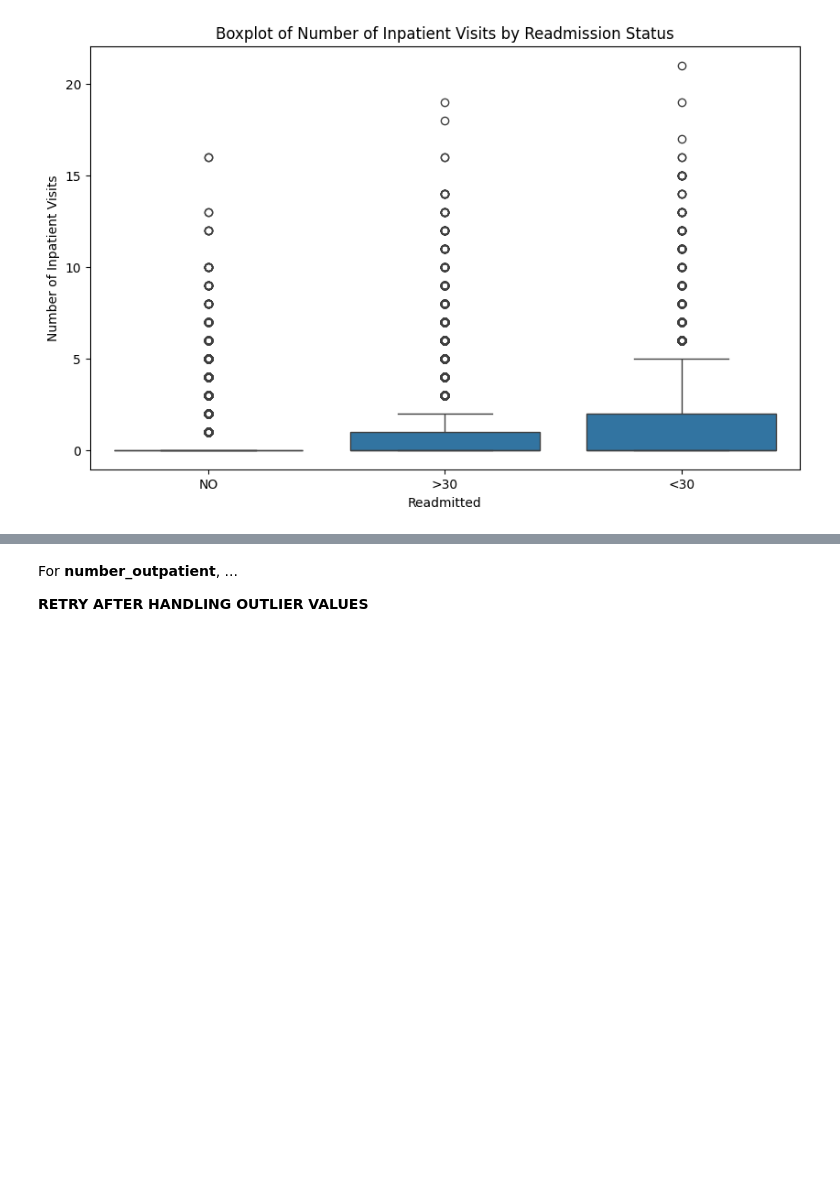
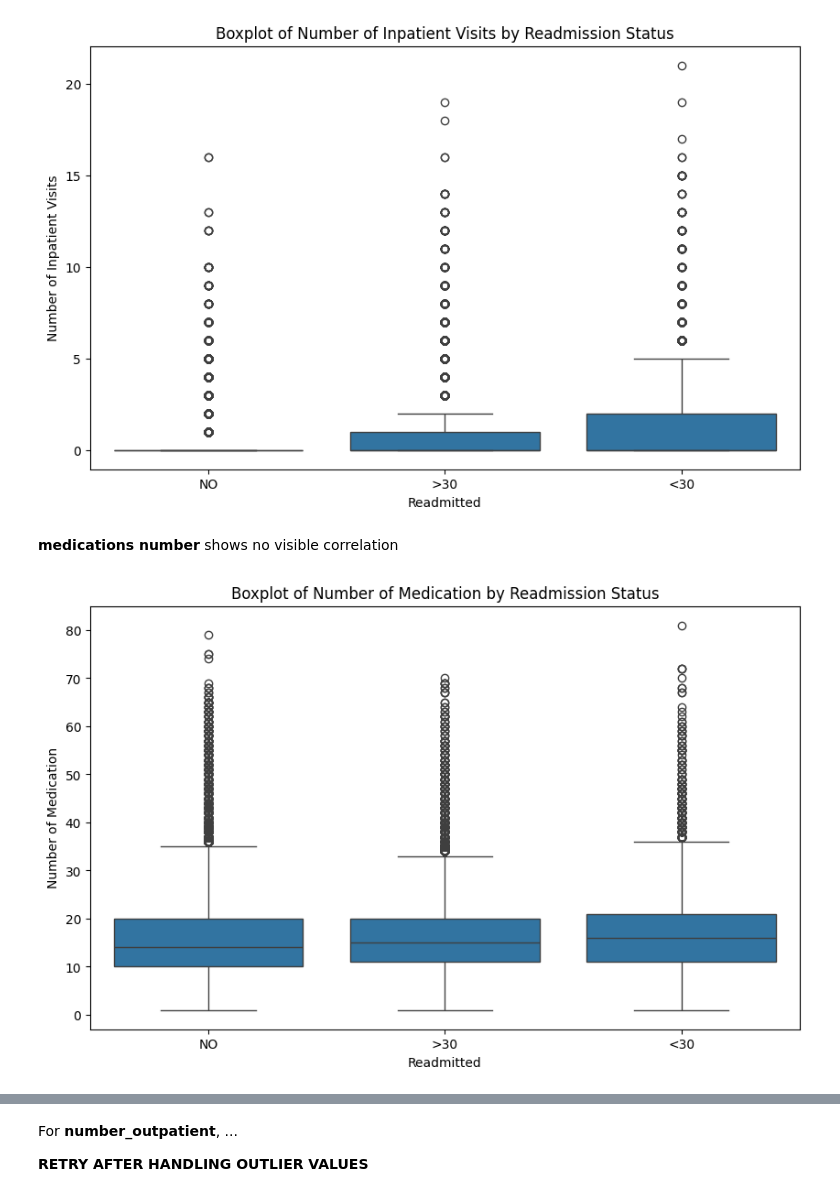
Before and after one commit to MechaMic38/unibs_mldm_diabetes, a Jupyter notebook: notebooks/dataset_eda.ipynb, the cells around one changed output, grey strips where cells are left out. Drawn from its saved outputs; the diff is of its cells as text; code cells hidden in the pictures; blank space fills up the shorter version.

```diff
--- a/notebooks/dataset_eda.ipynb
+++ b/notebooks/dataset_eda.ipynb
@@ -260,3 +260,21 @@ plt.ylabel('Number of Inpatient Visits')
 plt.show()
 # %% [output]
 [figure]
+# %% [markdown]
+**medications number** shows no visible correlation
+# %%
+# Set the plot size
+plt.figure(figsize=(10, 6))
+
+# Create the boxplot
+sns.boxplot(data=diabetic_data, x='readmitted', y='num_medications')
+
+# Add labels and title
+plt.title('Boxplot of Number of Medication by Readmission Status')
+plt.xlabel('Readmitted')
+plt.ylabel('Number of Medication')
+
+# Show the plot
+plt.show()
+# %% [output]
+[figure, added]
```
Also changed, not shown: parts of 36 cells of this notebook.
